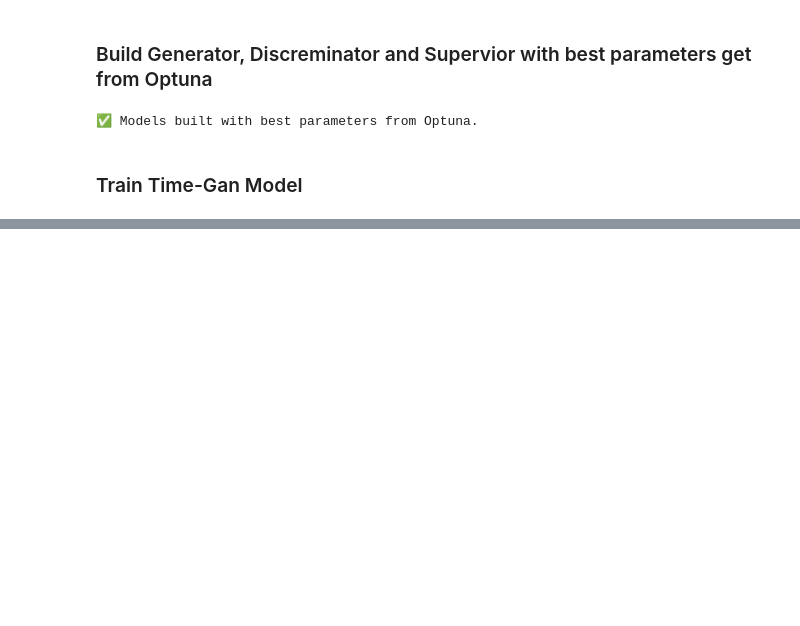
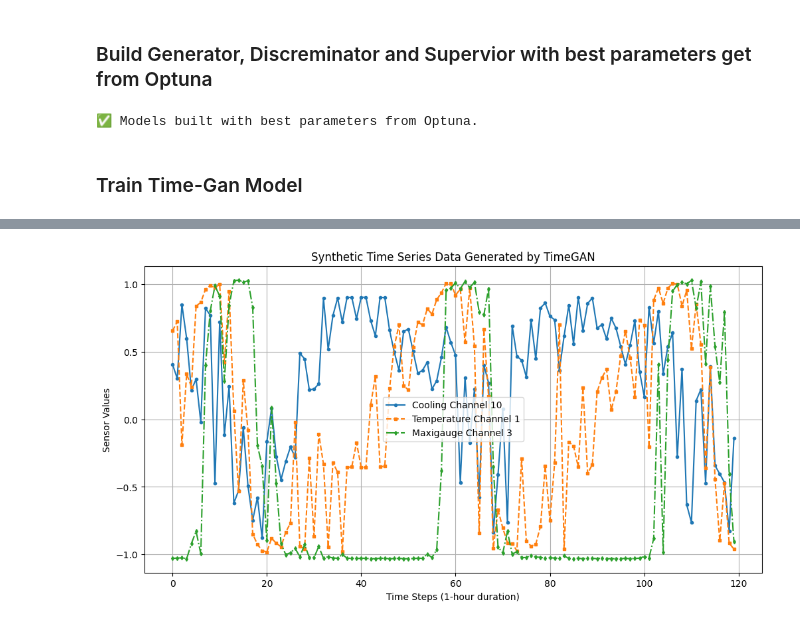
Before and after one commit to capstone-2420-0024/Intelligent-Hybrid-Quantum-Classical-Computing-Resource-Management-System, a Jupyter notebook: Simulation for sensor data/TimeGAN_Simulator_RNN+GRU.ipynb, the cells around one changed output, grey strips where cells are left out. Drawn from its saved outputs; the diff is of its cells as text; code cells hidden in the pictures; blank space fills up the shorter version.

```diff
--- a/Simulation for sensor data/TimeGAN_Simulator_RNN+GRU.ipynb
+++ b/Simulation for sensor data/TimeGAN_Simulator_RNN+GRU.ipynb
@@ -993,0 +992,20 @@ Epoch 8/30
+# %%
+# ================== Step 2: Visualize Real Data vs. Synthetic Data ==================
+sample_idx = 0
+sample_data = synthetic_data_with_anomalies[sample_idx]  # Shape: (120, 3)
+time_steps = np.arange(sequence_length)  # 时间步
+
+# Visualize the synthetic data for the first sample
+plt.figure(figsize=(12, 6))
+plt.plot(time_steps, sample_data[:, 0], label="Cooling Channel 10", linestyle='-', marker='o', markersize=3)
+plt.plot(time_steps, sample_data[:, 1], label="Temperature Channel 1", linestyle='--', marker='s', markersize=3)
+plt.plot(time_steps, sample_data[:, 2], label="Maxigauge Channel 3", linestyle='-.', marker='d', markersize=3)
+
+# Formatting the plot
+plt.xlabel("Time Steps (1-hour duration)")
+plt.ylabel("Sensor Values")
+plt.title("Synthetic Time Series Data Generated by TimeGAN")
+plt.legend()
+plt.grid(True)
+# %% [output]
+[figure, added]
```
Also changed, not shown: parts of 21 cells of this notebook, 45 other files.
